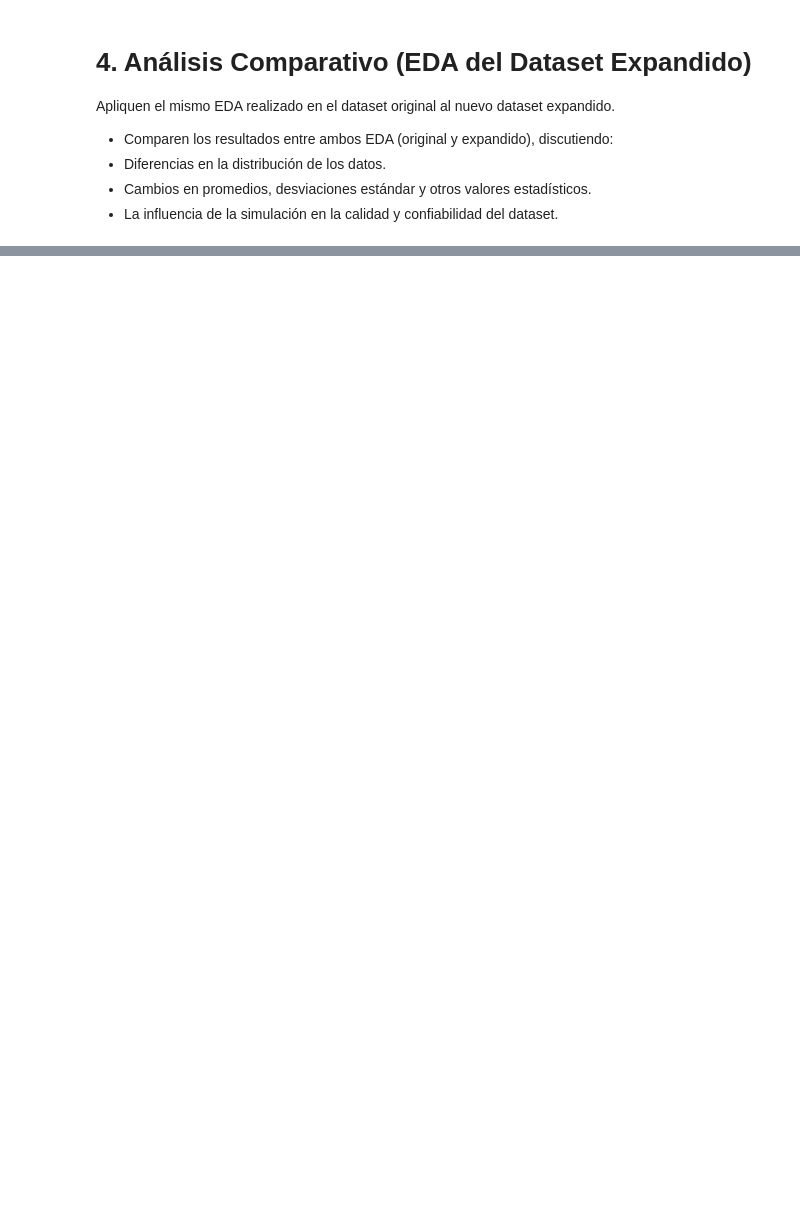
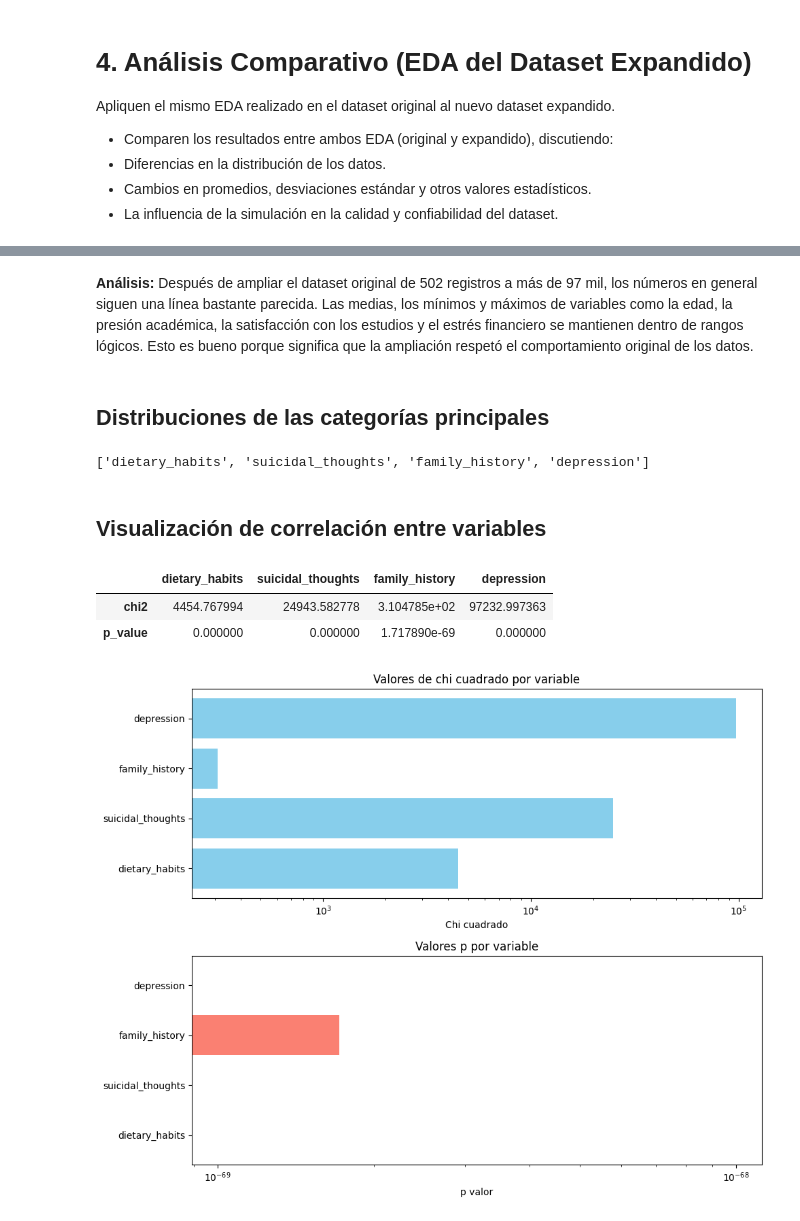
Before and after one commit to angel-513/IS910-Project1-DataframeAnalysis, a Jupyter notebook: Depression.ipynb, the cells around one changed output, grey strips where cells are left out. Drawn from its saved outputs; the diff is of its cells as text; code cells hidden in the pictures; blank space fills up the shorter version.

```diff
--- a/Depression.ipynb
+++ b/Depression.ipynb
@@ -411,0 +471,50 @@ dfextended_num_cols
+# %% [markdown]
+**Análisis:** Después de ampliar el dataset original de 502 registros a más de 97 mil, los números en general siguen una línea bastante parecida. Las medias, los mínimos y máximos de variables como la edad, la presión académica, la satisfacción con los estudios y el estrés financiero se mantienen dentro de rangos lógicos. Esto es bueno porque significa que la ampliación respetó el comportamiento original de los datos.
+# %% [markdown]
+## Distribuciones de las categorías principales
+# %%
+final_cat_cols = []
+
+for c in final.columns:
+    if final[c].dtype == 'object':
+        final_cat_cols.append(c)
+
+final_cat_cols
+# %% [output]
+['dietary_habits', 'suicidal_thoughts', 'family_history', 'depression']
+# %% [markdown]
+## Visualización de correlación entre variables
+# %%
+chi2_results = {}
+for col in final_cat_cols:
+    contingency = pd.crosstab(final[col], final['depression'])
+    chi2, p, dof, expected = chi2_contingency(contingency)
+    chi2_results[col] = {'chi2': chi2, 'p_value': p}
+
+chi2_df = pd.DataFrame(chi2_results)
+chi2_df
+# %% [output]
+|  | dietary_habits | suicidal_thoughts | family_history | depression |
+| chi2 | 4454.767994 | 24943.582778 | 3.104785e+02 | 97232.997363 |
+| p_value | 0.000000 | 0.000000 | 1.717890e-69 | 0.000000 |
+# %%
+variables = [x[0] for x in chi2_results.items()]
+p_values = [x[1]['p_value'] for x in chi2_results.items()]
+chi2_values = [x[1]['chi2'] for x in chi2_results.items()]
+
+fig, ax = plt.subplots(2, 1, figsize=(10, 8))
+
+ax[0].barh(variables, chi2_values, color='skyblue')
+ax[0].set_title('Valores de chi cuadrado por variable')
+ax[0].set_xlabel('Chi cuadrado')
+ax[0].set_xscale('log')
+
+ax[1].barh(variables, p_values, color='salmon')
+ax[1].set_title('Valores p por variable')
+ax[1].set_xlabel('p valor')
+ax[1].set_xscale('log')
+
+plt.tight_layout()
+plt.show()
+# %% [output]
+[figure, added]
```
Also changed, not shown: parts of 12 cells of this notebook.
